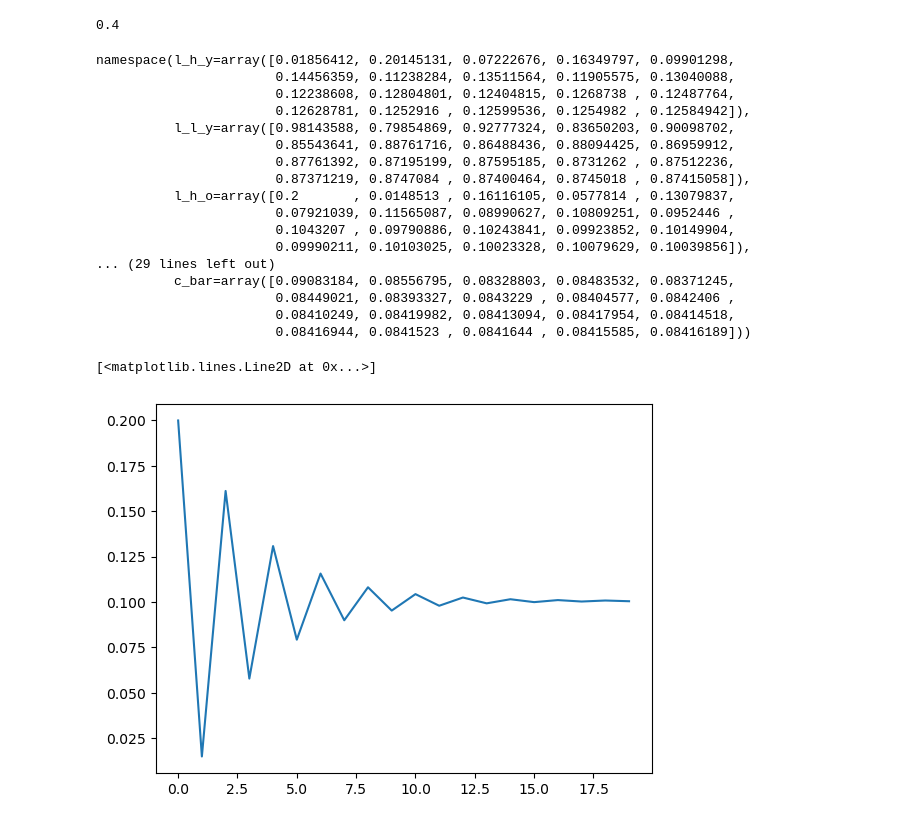
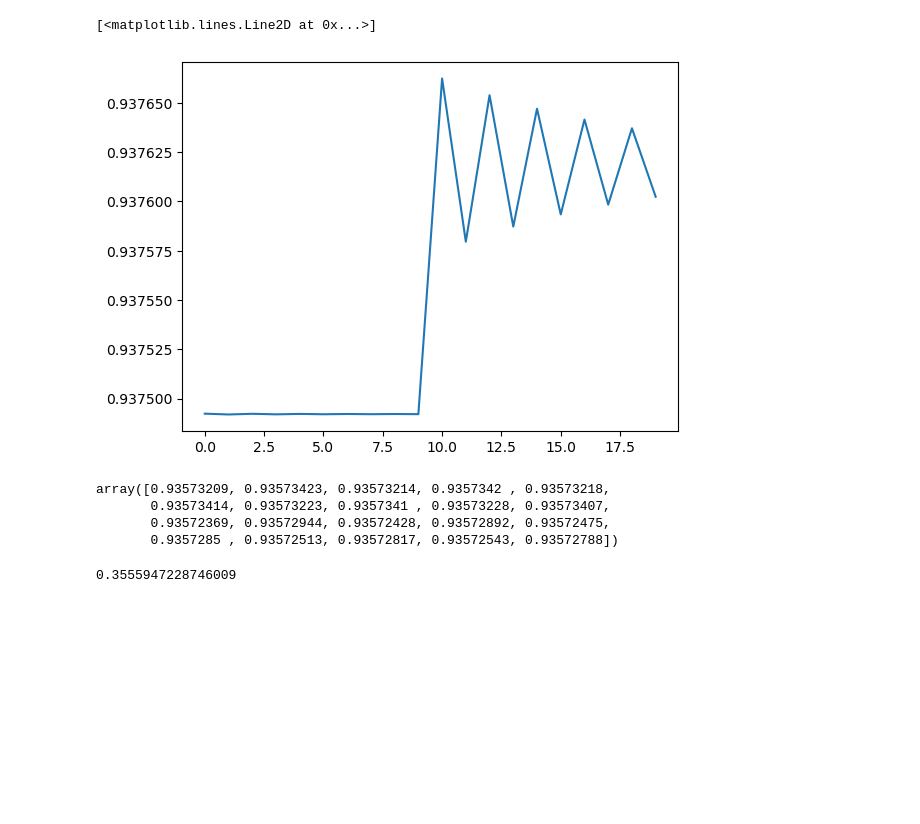
Before and after one commit to peter-l-ravn/Danish-Wage-Gap-Model, a Jupyter notebook: Run model.ipynb, the cells around one changed output. Cells and saved outputs as stored; diff of their text form; code cells hidden in the pictures; blank space fills up the shorter version.

```diff
--- a/Run model.ipynb
+++ b/Run model.ipynb
@@ -11,31 +179,18 @@ model = ModelClass()
+# %%
+average_wage = model.sim.wage_l_y*model.sim.l_l_y/(model.sim.l_l_y + model.sim.l_h_y) + model.sim.wage_h_y*model.sim.l_h_y/(model.sim.l_l_y + model.sim.l_h_y)
+
+plt.plot(average_wage)
+# %% [output]
+[<matplotlib.lines.Line2D at 0x...>]
+[figure, added]
+# %%
+average_wage
+# %% [output]
+array([0.93573209, 0.93573423, 0.93573214, 0.9357342 , 0.93573218,
+       0.93573414, 0.93573223, 0.9357341 , 0.93573228, 0.93573407,
+       0.93572369, 0.93572944, 0.93572428, 0.93572892, 0.93572475,
+       0.9357285 , 0.93572513, 0.93572817, 0.93572543, 0.93572788])
 # %%
-model.par.c
+model.par.wage_l_o_ss
 # %% [output]
-0.4
+0.3555947228746009
-# %%
-model.solve()
-
-model.sol
-# %% [output]
-namespace(l_h_y=array([0.01856412, 0.20145131, 0.07222676, 0.16349797, 0.09901298,
-                       0.14456359, 0.11238284, 0.13511564, 0.11905575, 0.13040088,
-                       0.12238608, 0.12804801, 0.12404815, 0.1268738 , 0.12487764,
-                       0.12628781, 0.1252916 , 0.12599536, 0.1254982 , 0.12584942]),
-          l_l_y=array([0.98143588, 0.79854869, 0.92777324, 0.83650203, 0.90098702,
-                       0.85543641, 0.88761716, 0.86488436, 0.88094425, 0.86959912,
-                       0.87761392, 0.87195199, 0.87595185, 0.8731262 , 0.87512236,
-                       0.87371219, 0.8747084 , 0.87400464, 0.8745018 , 0.87415058]),
-          l_h_o=array([0.2       , 0.0148513 , 0.16116105, 0.0577814 , 0.13079837,
-                       0.07921039, 0.11565087, 0.08990627, 0.10809251, 0.0952446 ,
-                       0.1043207 , 0.09790886, 0.10243841, 0.09923852, 0.10149904,
-                       0.09990211, 0.10103025, 0.10023328, 0.10079629, 0.10039856]),
-... (29 lines left out)
-          c_bar=array([0.09083184, 0.08556795, 0.08328803, 0.08483532, 0.08371245,
-                       0.08449021, 0.08393327, 0.0843229 , 0.08404577, 0.0842406 ,
-                       0.08410249, 0.08419982, 0.08413094, 0.08417954, 0.08414518,
-                       0.08416944, 0.0841523 , 0.0841644 , 0.08415585, 0.08416189]))
-# %%
-plt.plot(model.sol.l_h_o)
-# %% [output]
-[<matplotlib.lines.Line2D at 0x...>]
-[figure, removed]
```
Also changed, not shown: parts of 9 cells of this notebook, 2 other files.
